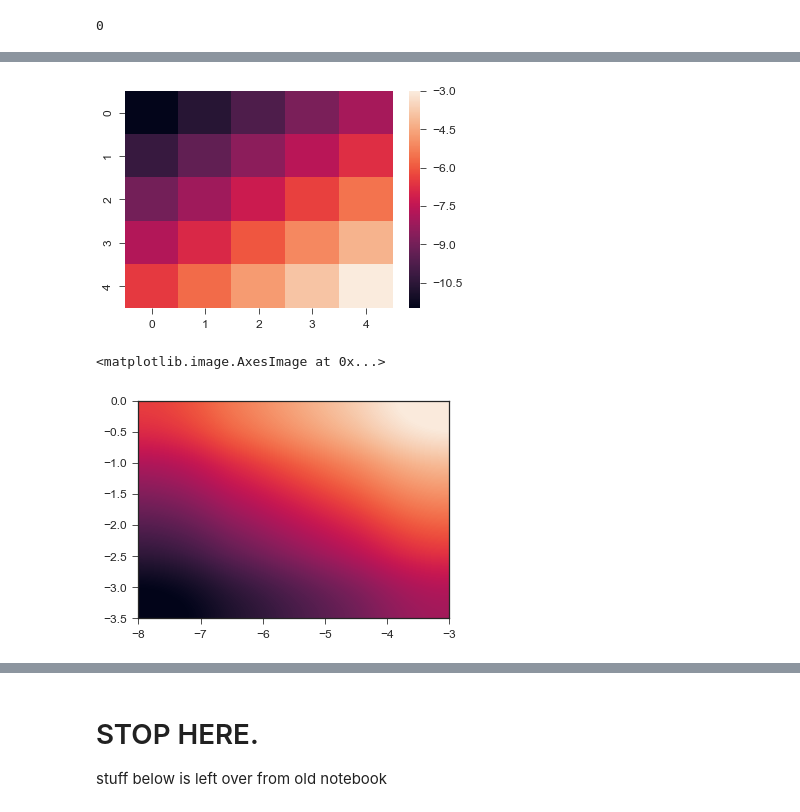
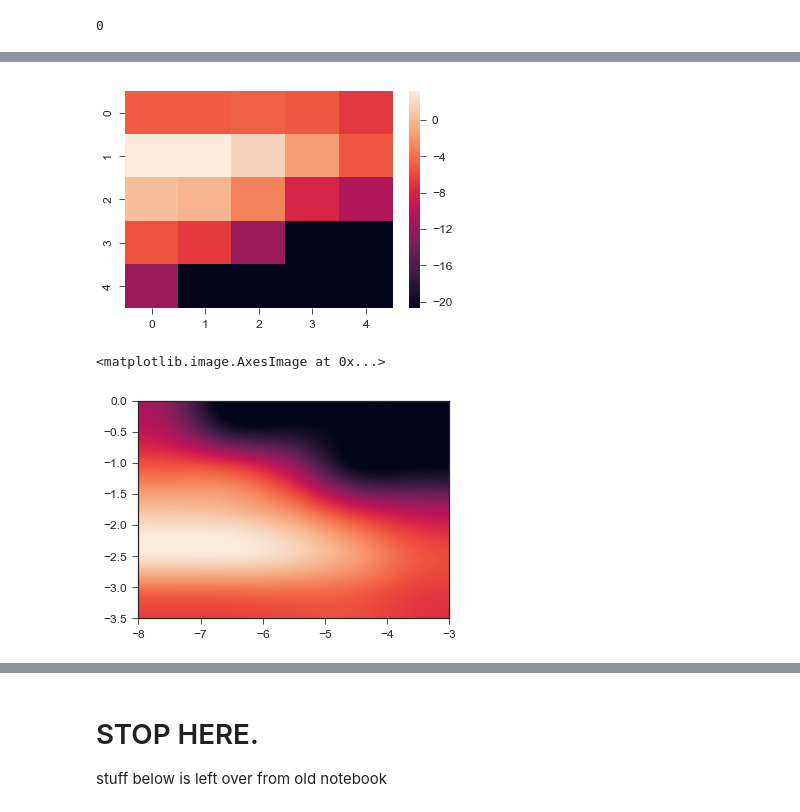
Before and after one commit to rwest/linear-scaling-tests, a Jupyter notebook: RMG-Cat-dry-reforming.ipynb, the cells around one changed output, grey strips where cells are left out. Saved outputs shown, nothing was run; the diff lists cells and outputs as text; code cells hidden in the pictures.

Commit message:
Got a volcano plot working

```diff
--- a/RMG-Cat-dry-reforming.ipynb
+++ b/RMG-Cat-dry-reforming.ipynb
@@ -360,0 +638,37 @@ answer = map(sum,experiments)
+# %%
+sns.set_palette('Set1')
+
+def my_function(time, rate):
+    "Thing we want to fit."
+    return 1. - np.exp(-1*time*rate)
+import scipy.optimize
+
+
+def fit_rate(data):
+    normalized = data[['CO']] / highest_co
+    x_data = np.array(normalized.index)
+    y_data = normalized.values[:,0]
+
+    popt, pcov = scipy.optimize.curve_fit(my_function, x_data, y_data)
+    optimal_parameters = popt
+    parameter_errors = np.sqrt(np.diag(pcov))
+    print("Rate: {} +/- {} (1 st. dev.)".format(optimal_parameters[0],parameter_errors[0]))
+
+    plt.plot(x_data, y_data, 'o')
+    plt.plot(x_data, my_function(x_data, *optimal_parameters))
+    plt.xlabel('Time (s)')
+    plt.ylabel('Normalized CO concentration')
+
+    plt.show()
+    fitted_rate = optimal_parameters[0]
+    return fitted_rate
+
+rates = []
+for experiment in experiments:
+    print experiment
+    data = get_data(experiment)
+    rate = fit_rate(data)
+    print rate
+    rates.append(rate)
+
+rates
@@ -361,11 +700,15 @@ answer = map(sum,experiments)
+# %%
+rates = np.array(rates)
+fixed_rates = rates * (rates>0) + (1e-9 * (rates<0))
+log_rates = np.log(fixed_rates)
 # %%
-rate = np.reshape(answer, (5,5))
+rate_grid = np.reshape(log_rates, (5,5))
 # %%
-ax = sns.heatmap(rate)
+ax = sns.heatmap(rate_grid)
 # %% [output]
-[figure, old version]
+[figure, new version]
 # %%
-plt.imshow(rate, interpolation='spline16', origin='lower', extent=(-8,-3, -3.5,0), aspect='equal')
+plt.imshow(rate_grid, interpolation='spline16', origin='lower', extent=(-8,-3, -3.5,0), aspect='equal')
 # %% [output]
 <matplotlib.image.AxesImage at 0x...>
-[figure, old version]
+[figure, new version]
```
Also changed, not shown: parts of 30 cells of this notebook, 2 other files.
